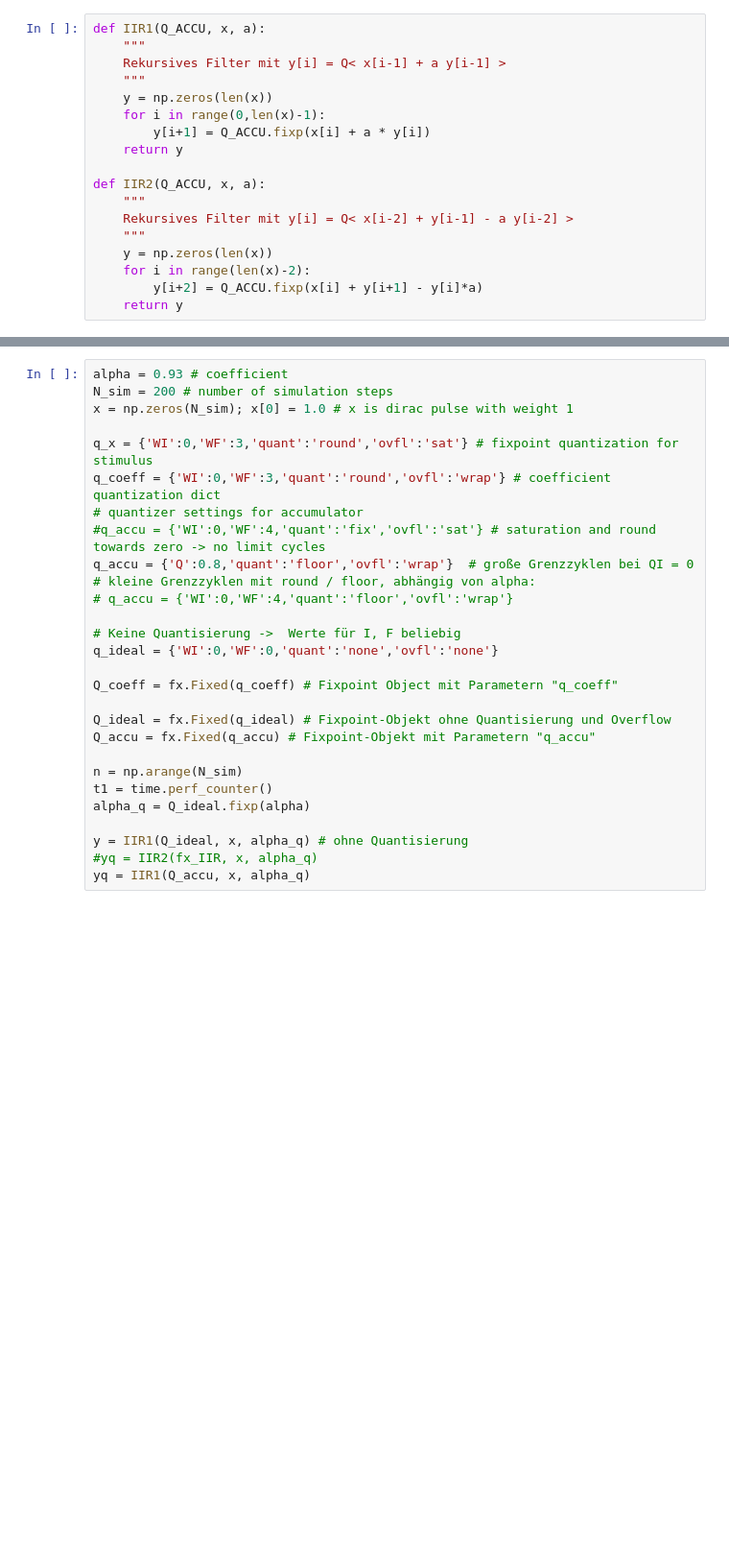
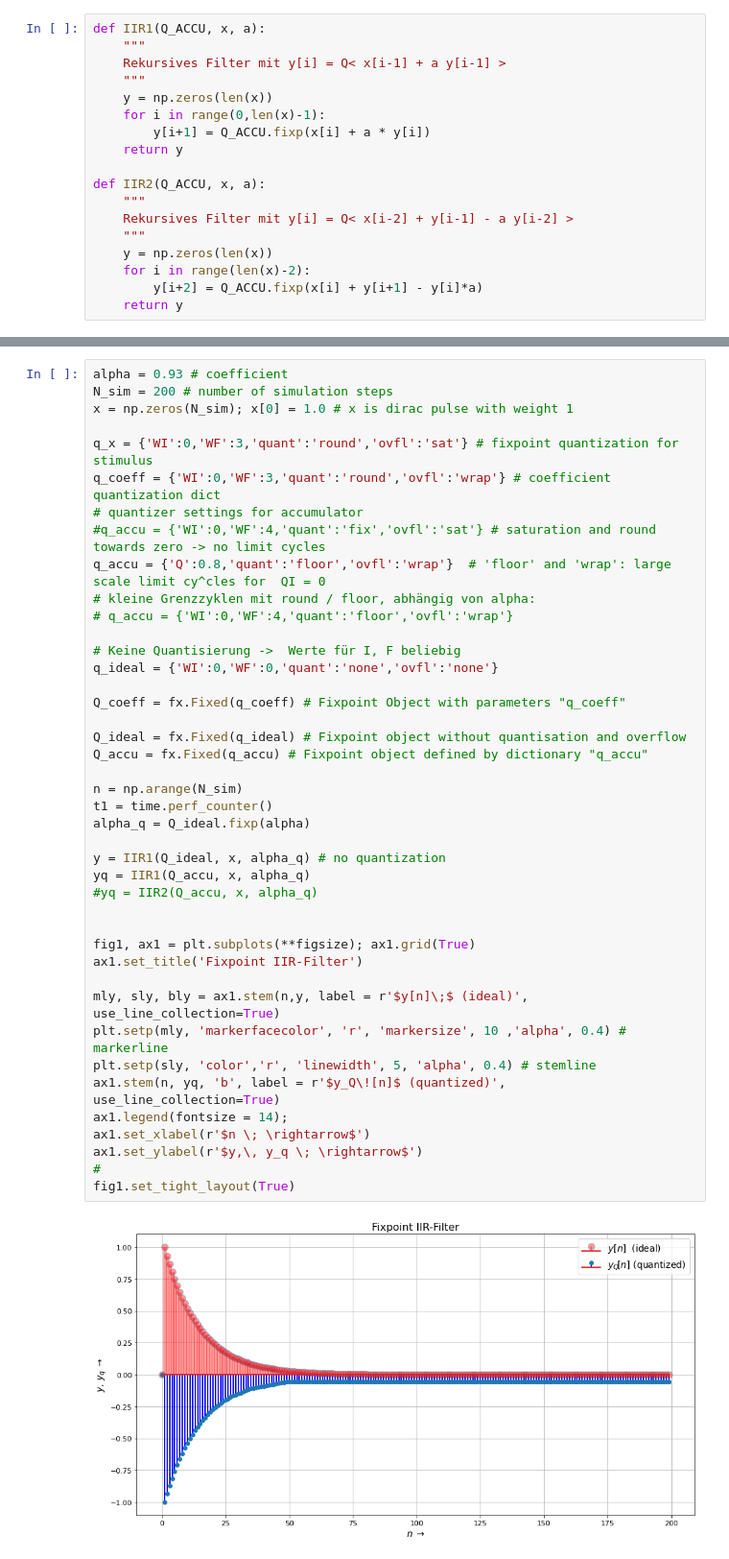
Before and after one commit to chipmuenk/pyfixp, a Jupyter notebook: doc/intro_pyfixp.ipynb, the cells around one changed output, grey strips where cells are left out. Shown at 96% size. Saved outputs shown, nothing was run; the diff lists cells and outputs as text; blank space fills up the shorter version.

```diff
--- a/doc/intro_pyfixp.ipynb
+++ b/doc/intro_pyfixp.ipynb
@@ -297,31 +310,47 @@ def IIR2(Q_ACCU, x, a):
 # %%
 alpha = 0.93 # coefficient
 N_sim = 200 # number of simulation steps
 x = np.zeros(N_sim); x[0] = 1.0 # x is dirac pulse with weight 1
 
 q_x = {'WI':0,'WF':3,'quant':'round','ovfl':'sat'} # fixpoint quantization for stimulus
 q_coeff = {'WI':0,'WF':3,'quant':'round','ovfl':'wrap'} # coefficient quantization dict
 # quantizer settings for accumulator
 #q_accu = {'WI':0,'WF':4,'quant':'fix','ovfl':'sat'} # saturation and round towards zero -> no limit cycles
-q_accu = {'Q':0.8,'quant':'floor','ovfl':'wrap'}  # große Grenzzyklen bei QI = 0
+q_accu = {'Q':0.8,'quant':'floor','ovfl':'wrap'}  # 'floor' and 'wrap': large scale limit cy^cles for  QI = 0
 # kleine Grenzzyklen mit round / floor, abhängig von alpha:
 # q_accu = {'WI':0,'WF':4,'quant':'floor','ovfl':'wrap'}
 
 # Keine Quantisierung ->  Werte für I, F beliebig
 q_ideal = {'WI':0,'WF':0,'quant':'none','ovfl':'none'}
 
-Q_coeff = fx.Fixed(q_coeff) # Fixpoint Object mit Parametern "q_coeff"
+Q_coeff = fx.Fixed(q_coeff) # Fixpoint Object with parameters "q_coeff"
 
-Q_ideal = fx.Fixed(q_ideal) # Fixpoint-Objekt ohne Quantisierung und Overflow
-Q_accu = fx.Fixed(q_accu) # Fixpoint-Objekt mit Parametern "q_accu"
+Q_ideal = fx.Fixed(q_ideal) # Fixpoint object without quantisation and overflow
+Q_accu = fx.Fixed(q_accu) # Fixpoint object defined by dictionary "q_accu"
 
 n = np.arange(N_sim)
 t1 = time.perf_counter()
 alpha_q = Q_ideal.fixp(alpha)
 
-y = IIR1(Q_ideal, x, alpha_q) # ohne Quantisierung
-#yq = IIR2(fx_IIR, x, alpha_q)
+y = IIR1(Q_ideal, x, alpha_q) # no quantization
 yq = IIR1(Q_accu, x, alpha_q)
+#yq = IIR2(Q_accu, x, alpha_q)
+
+
+fig1, ax1 = plt.subplots(**figsize); ax1.grid(True)
+ax1.set_title('Fixpoint IIR-Filter')
+
+mly, sly, bly = ax1.stem(n,y, label = r'$y[n]\;$ (ideal)', use_line_collection=True)
+plt.setp(mly, 'markerfacecolor', 'r', 'markersize', 10 ,'alpha', 0.4) # markerline
+plt.setp(sly, 'color','r', 'linewidth', 5, 'alpha', 0.4) # stemline
+ax1.stem(n, yq, 'b', label = r'$y_Q\![n]$ (quantized)', use_line_collection=True)
+ax1.legend(fontsize = 14);
+ax1.set_xlabel(r'$n \; \rightarrow$')
+ax1.set_ylabel(r'$y,\, y_q \; \rightarrow$')
+#
+fig1.set_tight_layout(True)
+# %% [output]
+[figure, added]
 # %% [markdown]
 ***
 ### Copyright
```
Also changed, not shown: parts of 14 cells of this notebook.
